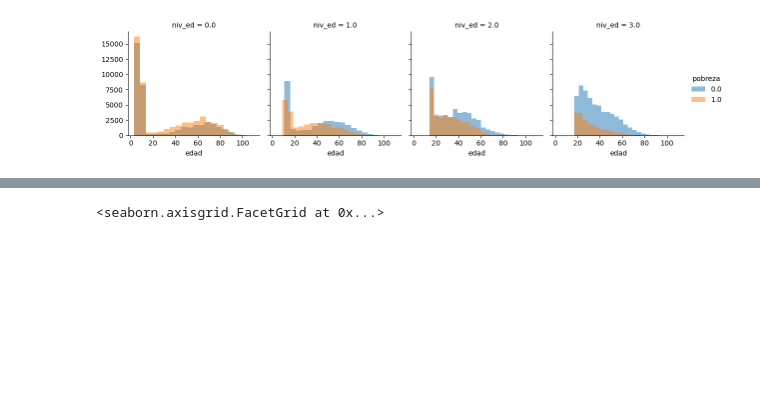
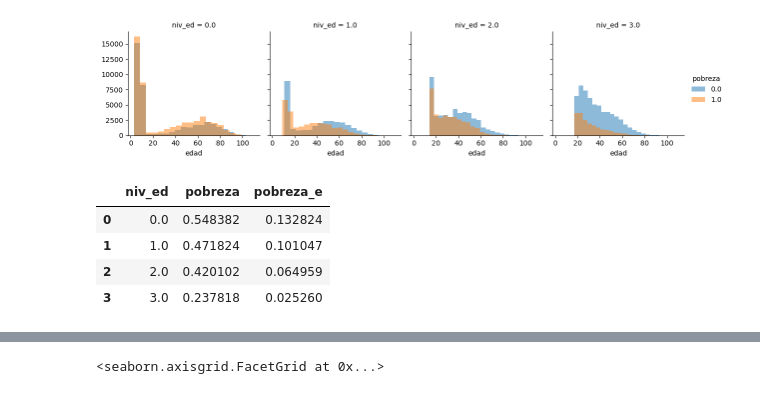
Before and after one commit to Diego74965/DE-T1, a Jupyter notebook: pobreza.ipynb, the cells around one changed output, grey strips where cells are left out. Drawn from its saved outputs; the diff is of its cells as text; code cells hidden in the pictures; blank space fills up the shorter version.

```diff
--- a/pobreza.ipynb
+++ b/pobreza.ipynb
@@ -81,3 +103,11 @@ grid.add_legend()
 # %% [output]
 <seaborn.axisgrid.FacetGrid at 0x...>
 [figure]
+# %%
+pobreza_df[['niv_ed', 'pobreza', 'pobreza_e']].groupby(['niv_ed'], as_index = False).mean()
+# %% [output]
+|  | niv_ed | pobreza | pobreza_e |
+| 0 | 0.0 | 0.548382 | 0.132824 |
+| 1 | 1.0 | 0.471824 | 0.101047 |
+| 2 | 2.0 | 0.420102 | 0.064959 |
+| 3 | 3.0 | 0.237818 | 0.025260 |
```
Also changed, not shown: parts of 26 cells of this notebook.
